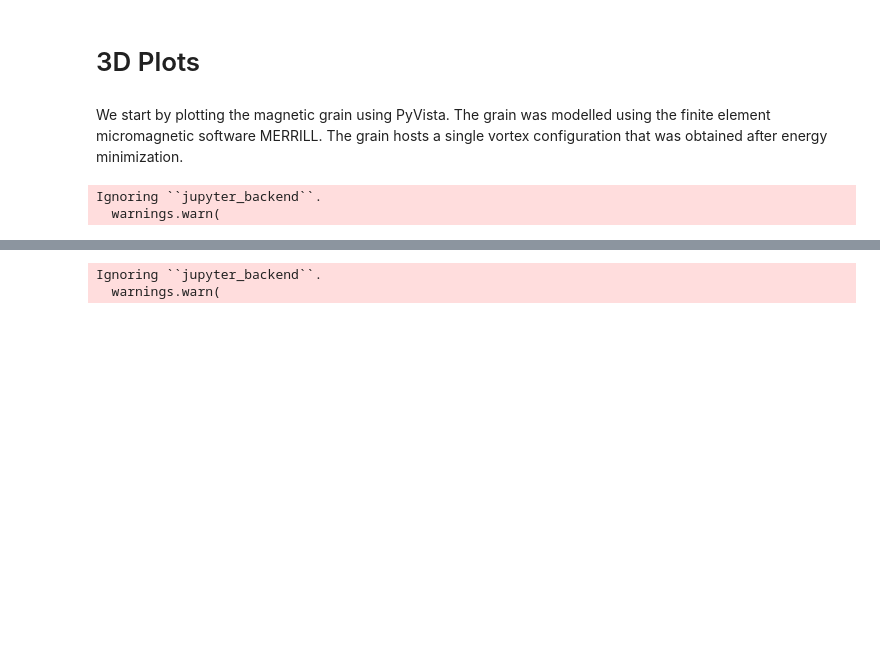
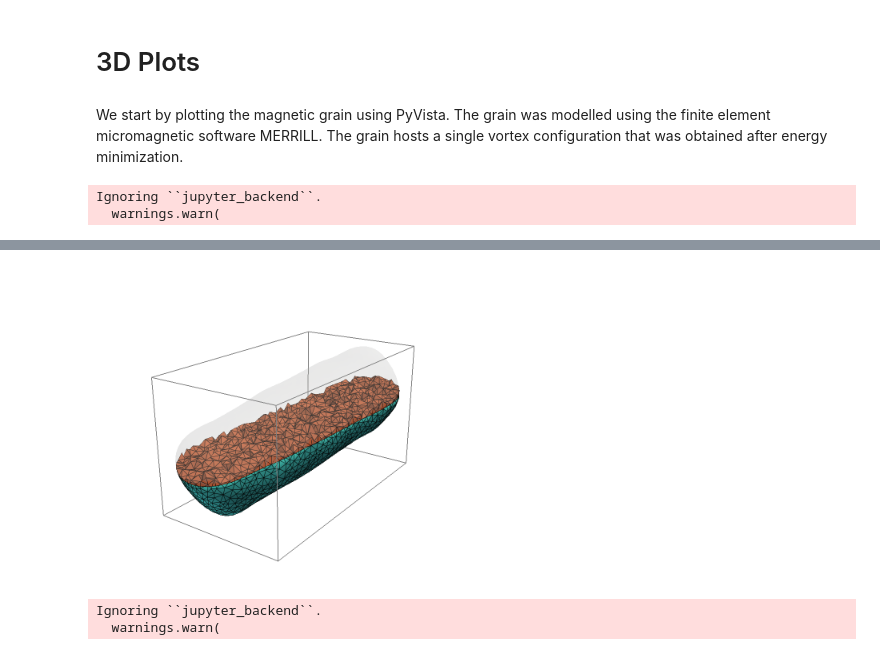
Before and after one commit to Micromagnetic-Tomography/paper-2023-mmt-numerical-libraries, a Jupyter notebook: notebooks/micro_demag_signature_Ngrains.ipynb, the cells around one changed output, grey strips where cells are left out. Drawn from its saved outputs; the diff is of its cells as text; code cells hidden in the pictures; blank space fills up the shorter version.

```diff
--- a/notebooks/micro_demag_signature_Ngrains.ipynb
+++ b/notebooks/micro_demag_signature_Ngrains.ipynb
@@ -71,3 +70,7 @@ Ignoring ``jupyter_backend``.
+# %%
+Image("figures/grain_OPX042_tetra.png", width=400)
+# %% [output]
+[figure, added]
 # %%
 p = pv.Plotter(off_screen=True, notebook=False, window_size=[1000, 800])
 p.set_background('white')
```
Also changed, not shown: parts of 7 cells of this notebook, 3 other files.
